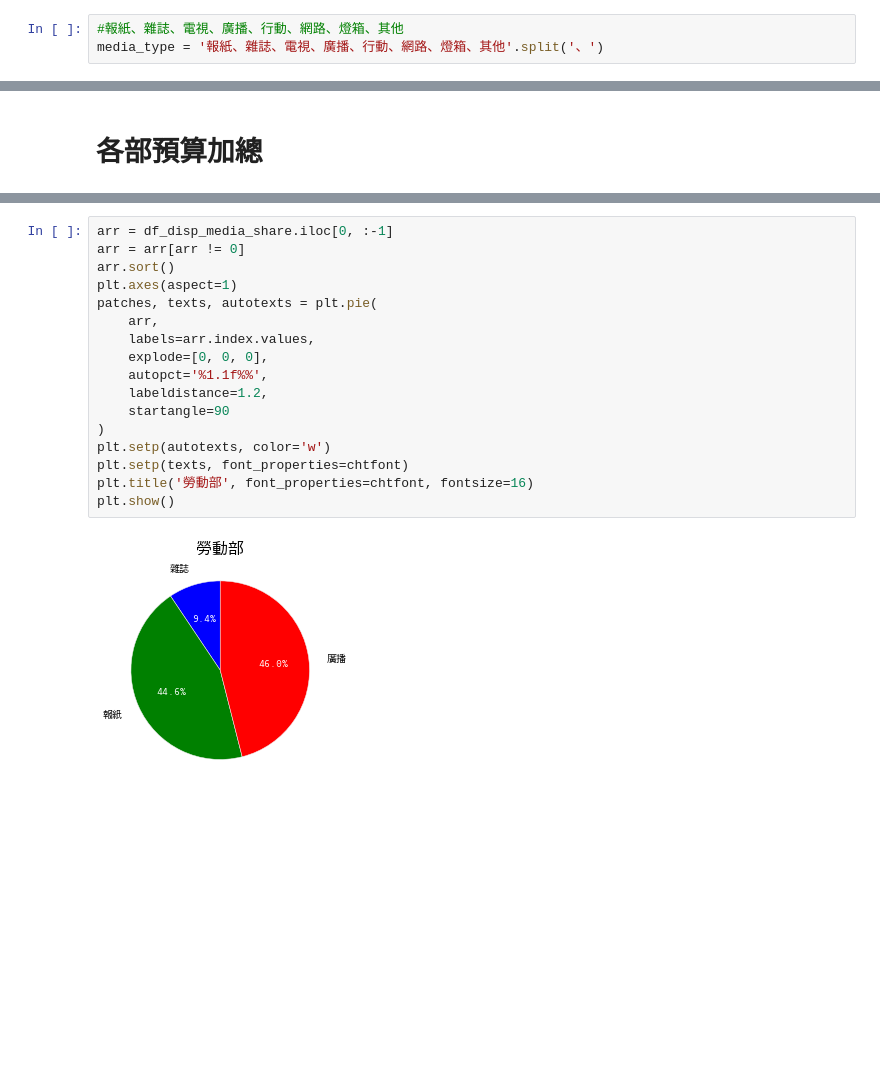
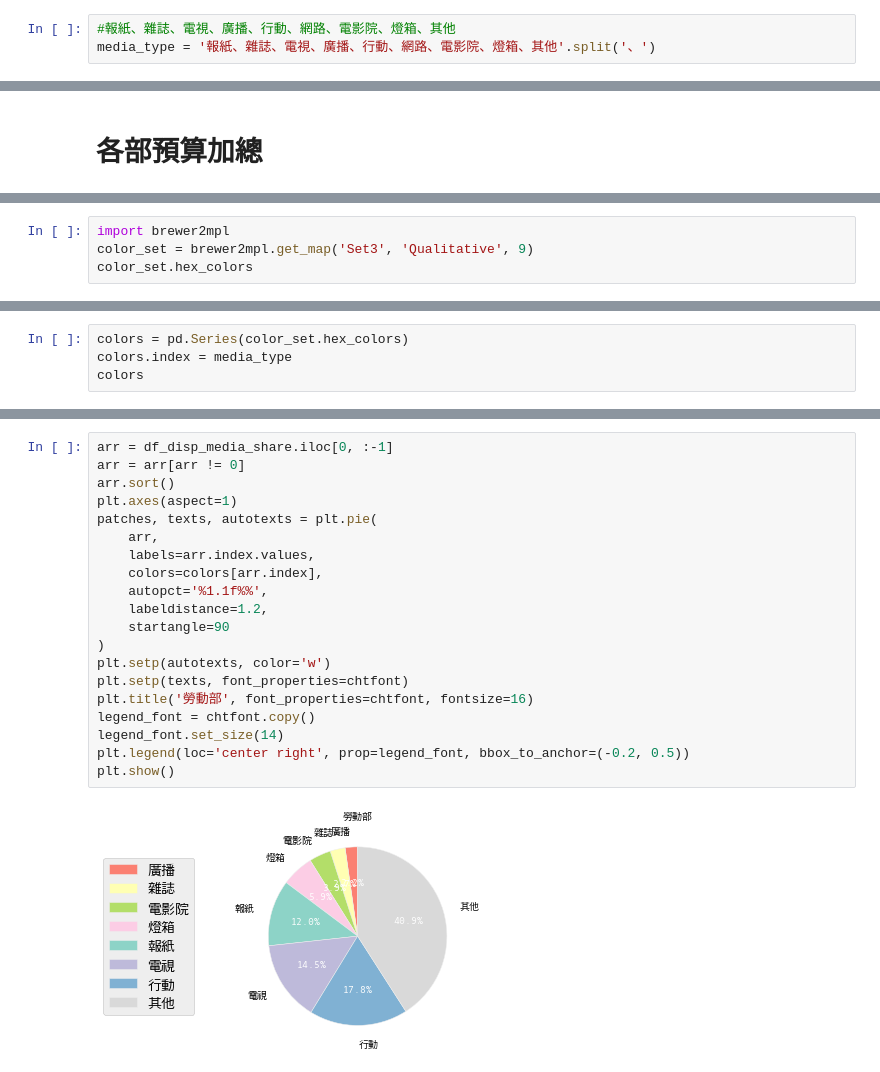
Before and after one commit to ccwang002/2014-NTU-NewsVis, a Jupyter notebook: 1_政策宣傳執情形/script/統計圖表.ipynb, the cells around one changed output, grey strips where cells are left out. Cells and saved outputs as stored; diff of their text form; blank space fills up the shorter version.

```diff
--- a/1_政策宣傳執情形/script/統計圖表.ipynb
+++ b/1_政策宣傳執情形/script/統計圖表.ipynb
@@ -31,8 +31,8 @@ RESULT_DIR = Path('../輸出圖表/')
 # %% [markdown]
 # 媒體類型比例
 # %%
-#報紙、雜誌、電視、廣播、行動、網路、燈箱、其他
-media_type = '報紙、雜誌、電視、廣播、行動、網路、燈箱、其他'.split('、')
+#報紙、雜誌、電視、廣播、行動、網路、電影院、燈箱、其他
+media_type = '報紙、雜誌、電視、廣播、行動、網路、電影院、燈箱、其他'.split('、')
 # %%
 def split_media_share(media_share):
     splitted_media_share = media_share.copy()
@@ -94,0 +95,4 @@ plt.show()
+# %%
+import brewer2mpl
+color_set = brewer2mpl.get_map('Set3', 'Qualitative', 9)
+color_set.hex_colors
@@ -94,0 +109,4 @@ plt.show()
+# %%
+colors = pd.Series(color_set.hex_colors)
+colors.index = media_type
+colors
@@ -95,21 +124,24 @@ plt.show()
 # %%
 arr = df_disp_media_share.iloc[0, :-1]
 arr = arr[arr != 0]
 arr.sort()
 plt.axes(aspect=1)
 patches, texts, autotexts = plt.pie(
     arr,
     labels=arr.index.values,
-    explode=[0, 0, 0],
+    colors=colors[arr.index],
     autopct='%1.1f%%',
     labeldistance=1.2,
     startangle=90
 )
 plt.setp(autotexts, color='w')
 plt.setp(texts, font_properties=chtfont)
 plt.title('勞動部', font_properties=chtfont, fontsize=16)
+legend_font = chtfont.copy()
+legend_font.set_size(14)
+plt.legend(loc='center right', prop=legend_font, bbox_to_anchor=(-0.2, 0.5))
 plt.show()
 # %% [output]
-[figure, old version]
+[figure, new version]
 # %%
 fig, axs = plt.subplots(2,4)
```
Also changed, not shown: parts of 9 cells of this notebook, 13 other files.
